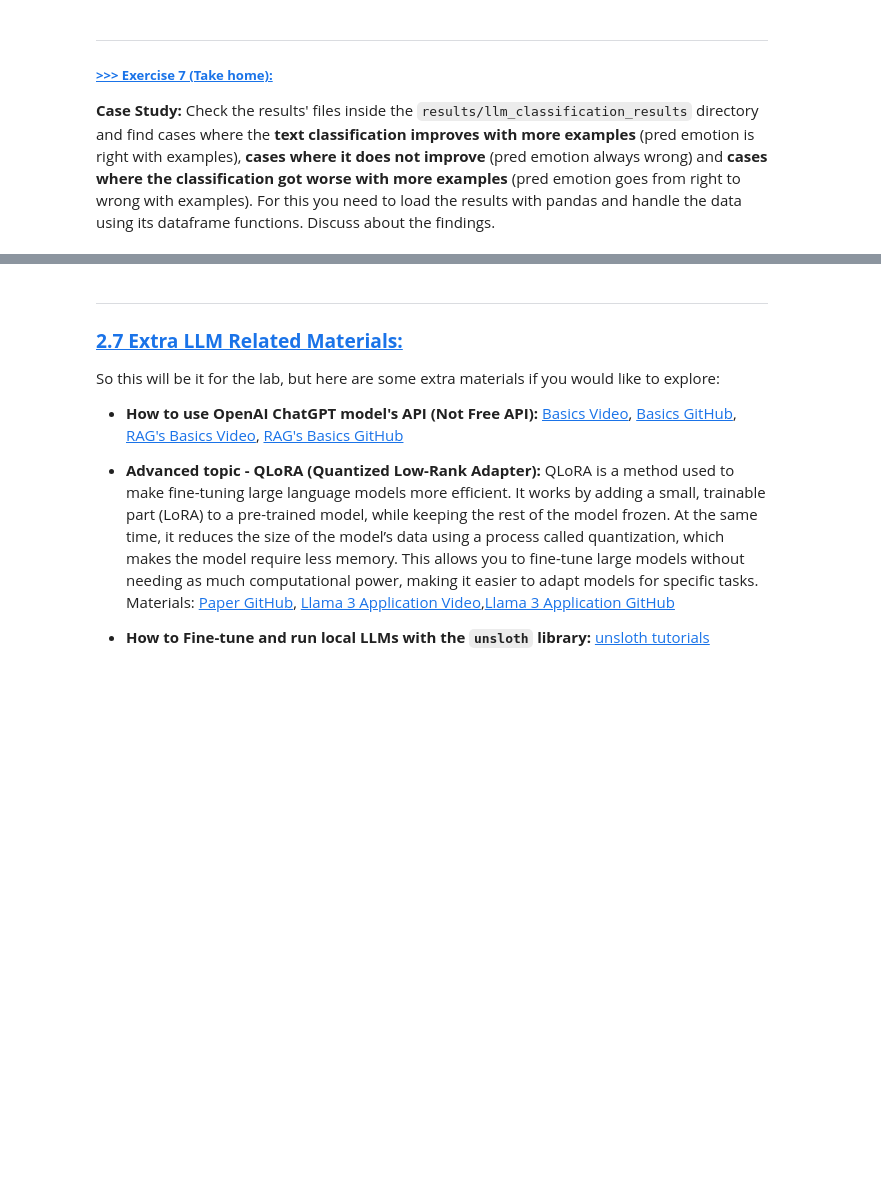
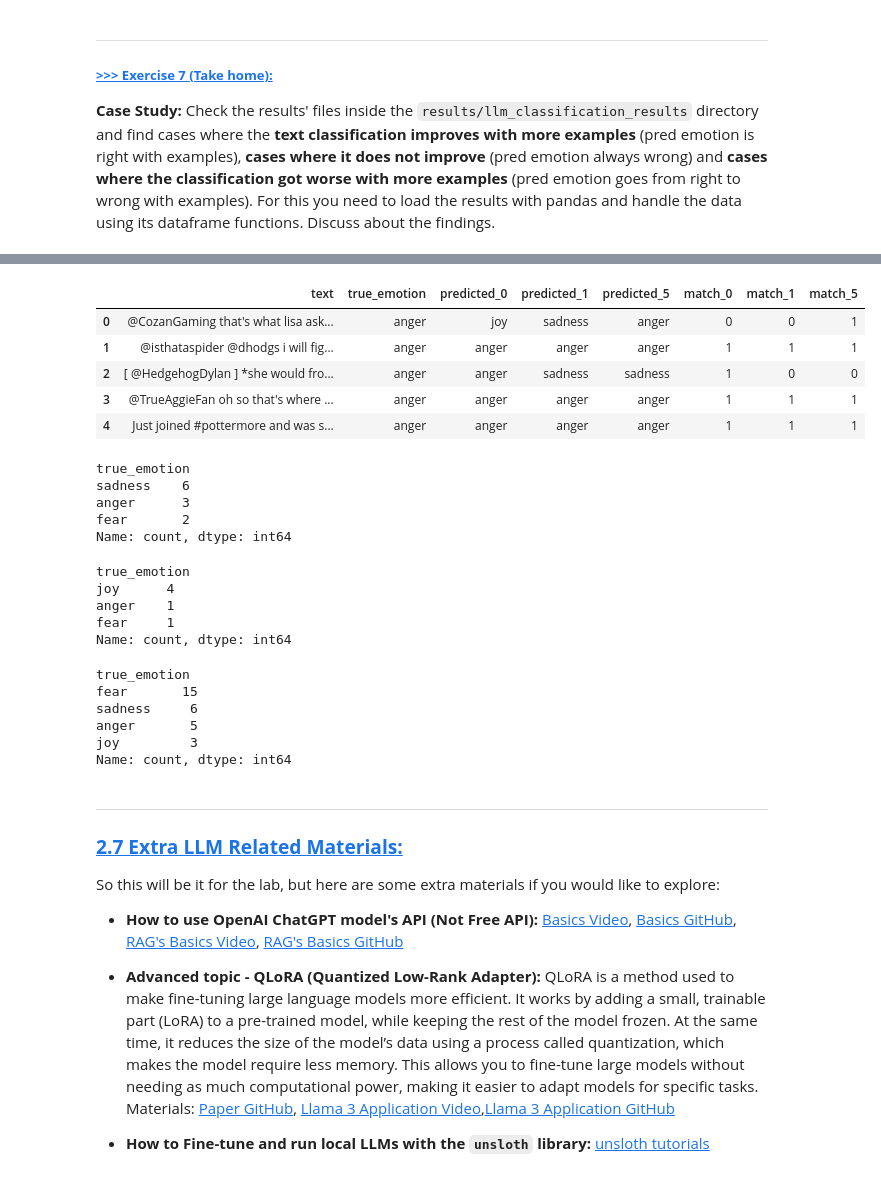
Before and after one commit to chiw4n/DM2025-Lab2-Exercise, a Jupyter notebook: DM2025-Lab2-Master-Phase_2_Main.ipynb, the cells around one changed output, grey strips where cells are left out. Cells and saved outputs as stored; diff of their text form; code cells hidden in the pictures; blank space fills up the shorter version.

```diff
--- a/DM2025-Lab2-Master-Phase_2_Main.ipynb
+++ b/DM2025-Lab2-Master-Phase_2_Main.ipynb
@@ -1774,3 +1797,58 @@ Compare and discuss the overall results of the zero-shot, 1-shot and 5-shot clas
+# %%
+# Answer here
+result_shot_0 = pd.read_csv('./results/llm_classification_results/results_samples_20_shots_0.csv')
+result_shot_1 = pd.read_csv('./results/llm_classification_results/results_samples_20_shots_1.csv')
+result_shot_5 = pd.read_csv('./results/llm_classification_results/results_samples_20_shots_5.csv')
+result_shot_0.rename(columns={'predicted_emotion':'predicted_0'},inplace=True)
+result_shot_1.rename(columns={'predicted_emotion':'predicted_1'},inplace=True)
+result_shot_5.rename(columns={'predicted_emotion':'predicted_5'},inplace=True)
+merged_df = (
+    result_shot_0
+    .merge(result_shot_1[['text', 'predicted_1']], how='inner')
+    .merge(result_shot_5[['text', 'predicted_5']], how='inner')
+)
+merged_df['match_0'] = (merged_df['true_emotion'] == merged_df['predicted_0']).astype(int)
+merged_df['match_1'] = (merged_df['true_emotion'] == merged_df['predicted_1']).astype(int)
+merged_df['match_5'] = (merged_df['true_emotion'] == merged_df['predicted_5']).astype(int)
+merged_df.head()
+# %% [output]
+|  | text | true_emotion | predicted_0 | predicted_1 | predicted_5 | match_0 | match_1 | match_5 |
+| 0 | @CozanGaming that's what lisa ask... | anger | joy | sadness | anger | 0 | 0 | 1 |
+| 1 | @isthataspider @dhodgs i will fig... | anger | anger | anger | anger | 1 | 1 | 1 |
+| 2 | [ @HedgehogDylan ] *she would fro... | anger | anger | sadness | sadness | 1 | 0 | 0 |
+| 3 | @TrueAggieFan oh so that's where ... | anger | anger | anger | anger | 1 | 1 | 1 |
+| 4 | Just joined #pottermore and was s... | anger | anger | anger | anger | 1 | 1 | 1 |
+# %%
+# results improve with more samples
+improved = merged_df[(merged_df['match_0'] < merged_df['match_1']) | (merged_df['match_1'] < merged_df['match_5'])]
+improved.value_counts('true_emotion')
+# %% [output]
+true_emotion
+sadness    6
+anger      3
+fear       2
+Name: count, dtype: int64
+# %%
+# results get worse with more samples
+worse = merged_df[(merged_df['match_0'] > merged_df['match_1']) | (merged_df['match_1'] > merged_df['match_5'])]
+worse.value_counts('true_emotion')
+# %% [output]
+true_emotion
+joy      4
+anger    1
+fear     1
+Name: count, dtype: int64
+# %%
+# cases always wrong
+wrong = merged_df[(merged_df['match_0'] == 0) & (merged_df['match_1'] == 0) & (merged_df['match_5'] == 0)]
+wrong.value_counts('true_emotion')
+# %% [output]
+true_emotion
+fear       15
+sadness     6
+anger       5
+joy         3
+Name: count, dtype: int64
 # %% [markdown]
 ---
 ### <a id='toc1_5_11_'></a>[**2.7 Extra LLM Related Materials:**](#toc0_)
```
Also changed, not shown: parts of 5 cells of this notebook, 4 other files.
